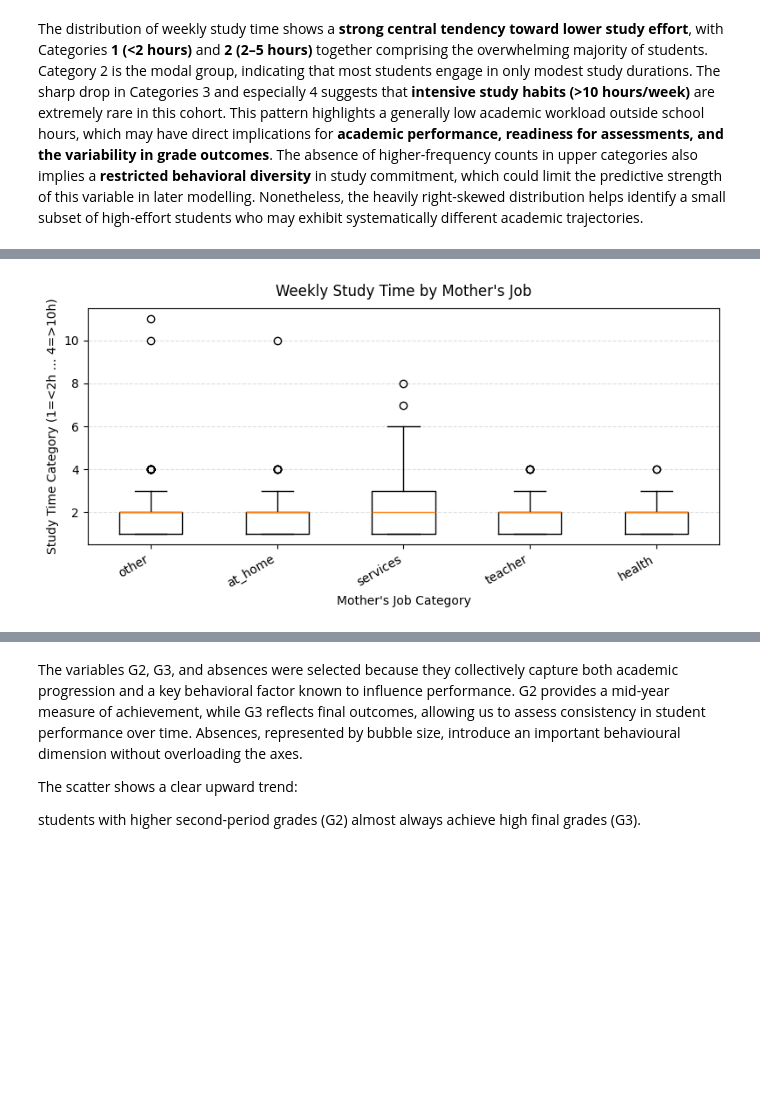
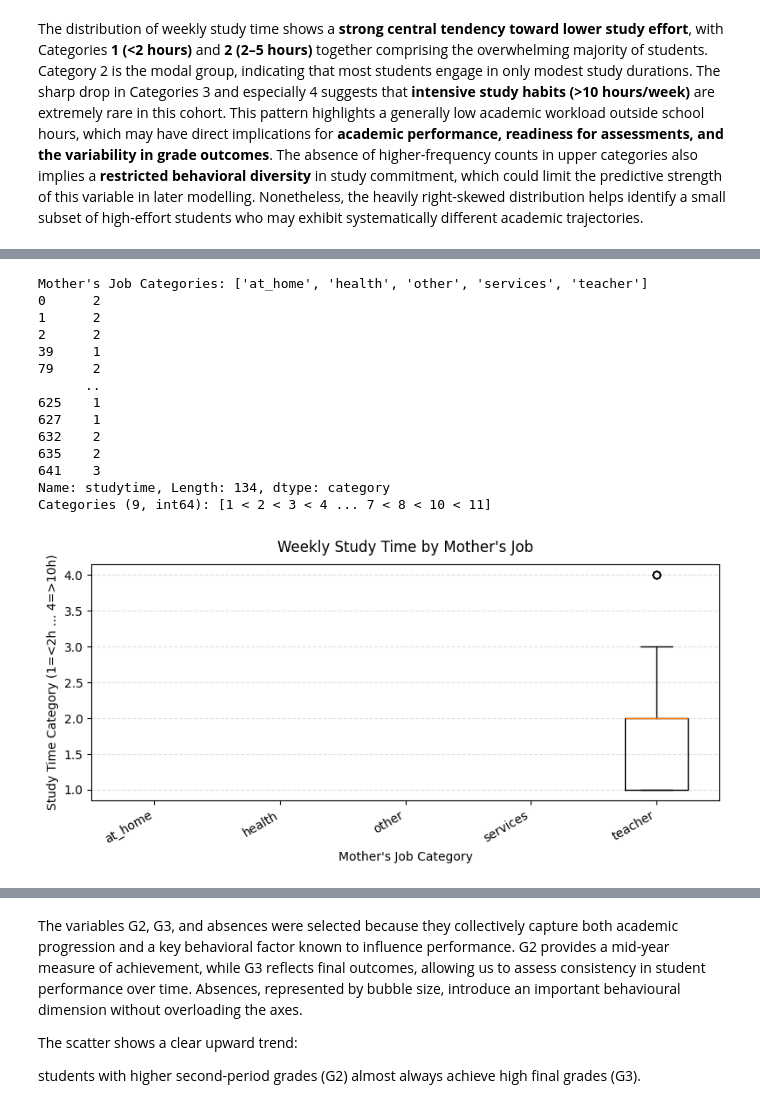
Before and after one commit to Cullen179/Practical-Data-Science, a Jupyter notebook: A1/assignment1_TEMPLATE.ipynb, the cells around one changed output, grey strips where cells are left out. Drawn from its saved outputs; the diff is of its cells as text; code cells hidden in the pictures; blank space fills up the shorter version.

```diff
--- a/A1/assignment1_TEMPLATE.ipynb
+++ b/A1/assignment1_TEMPLATE.ipynb
@@ -418,14 +521,25 @@ Column 'goout' categories: Index([1, 2, 3, 4, 5], dtype='int64')
 
 Column 'health' categories: Index([1, 2, 3, 4, 5], dtype='int64')
 # %%
-# Replace invalid values with NaN
-# Invalid ages: < 15 or > 22 (based on typical student age range)
+# ============================================================================
+# STEP 7: REPLACE INVALID VALUES WITH NaN
+# ============================================================================
+
+print("\n" + "=" * 80)
+print("3.6 REPLACE INVALID VALUES WITH NaN")
+print("=" * 80)
+
+# Invalid studytime (only in df)
+invalid_studytime_mask = ~df["studytime"].isin([1, 2, 3, 4])
+print(f"Found {invalid_studytime_mask.sum()} invalid studytime values (not in [1, 2, 3, 4])")
+df.loc[invalid_studytime_mask, "studytime"] = np.nan
+
+# Invalid ages (only in df)
 invalid_age_mask = (df["age"] < 15) | (df["age"] > 22)
 print(f"Found {invalid_age_mask.sum()} invalid ages (< 15 or > 22)")
 df.loc[invalid_age_mask, "age"] = np.nan
 
-
-# Invalid grades: < 0 or > 20 (valid range is 0-20)
+# Invalid grades (only in df)
 grade_cols = ["G1", "G2", "G3"]
 for col in grade_cols:
     invalid_grade_mask = (df[col] < 0) | (df[col] > 20)
@@ -433,5 +547,6 @@ for col in grade_cols:
     print(f"{col}: Found {invalid_count} invalid grades (< 0 or > 20)")
     df.loc[invalid_grade_mask, col] = np.nan
 
-print("\nReplaced invalid values with NaN")
+print("\n✓ Replaced all invalid values with NaN in df")
+print(f"✓ df_raw remains untouched with original values")
 # %% [output]
@@ -726,21 +974,37 @@ plt.show()
 # %%
-categories = df['Mjob'].value_counts().index.tolist()  # order by frequency
-grouped = [df.loc[df['Mjob'] == cat, 'studytime'].dropna().values for cat in categories]
+categories_mjob = df['Mjob'].cat.categories.to_list()  # order by frequency
+print("Mother's Job Categories:", categories_mjob)
+print(df.loc[df['Mjob'] == categories_mjob[0], 'studytime'])
+grouped = [df.loc[df['Mjob'] == cat, 'studytime'] for cat in categories_mjob]
 
 fig, ax = plt.subplots(figsize=(8, 4))
-ax.boxplot(grouped, positions=range(1, len(categories) + 1))
+ax.boxplot(grouped, positions=range(1, len(categories_mjob) + 1))
 
 ax.set_title("Weekly Study Time by Mother's Job", fontsize=12, pad=10)
 ax.set_xlabel("Mother's Job Category", fontsize=10)
 ax.set_ylabel("Study Time Category (1=<2h … 4=>10h)", fontsize=10)
-ax.set_xticks(range(1, len(categories) + 1))
-ax.set_xticklabels(categories, rotation=30, ha="right")
+ax.set_xticks(range(1, len(categories_mjob) + 1))
+ax.set_xticklabels(categories_mjob, rotation=30, ha="right")
 ax.grid(axis="y", linestyle="--", alpha=0.4)
 
 plt.tight_layout()
 plt.show()
 # %% [output]
+Mother's Job Categories: ['at_home', 'health', 'other', 'services', 'teacher']
+0      2
+1      2
+2      2
+39     1
+79     2
+      ..
+625    1
+627    1
+632    2
+635    2
+641    3
+Name: studytime, Length: 134, dtype: category
+Categories (9, int64): [1 < 2 < 3 < 4 ... 7 < 8 < 10 < 11]
-[figure, old version]
+[figure, new version]
 # %%
 # Modern scatter plot with improved visibility for G2 vs G3 relationship
 # Filter out NaN values
```
Also changed, not shown: parts of 42 cells of this notebook.
